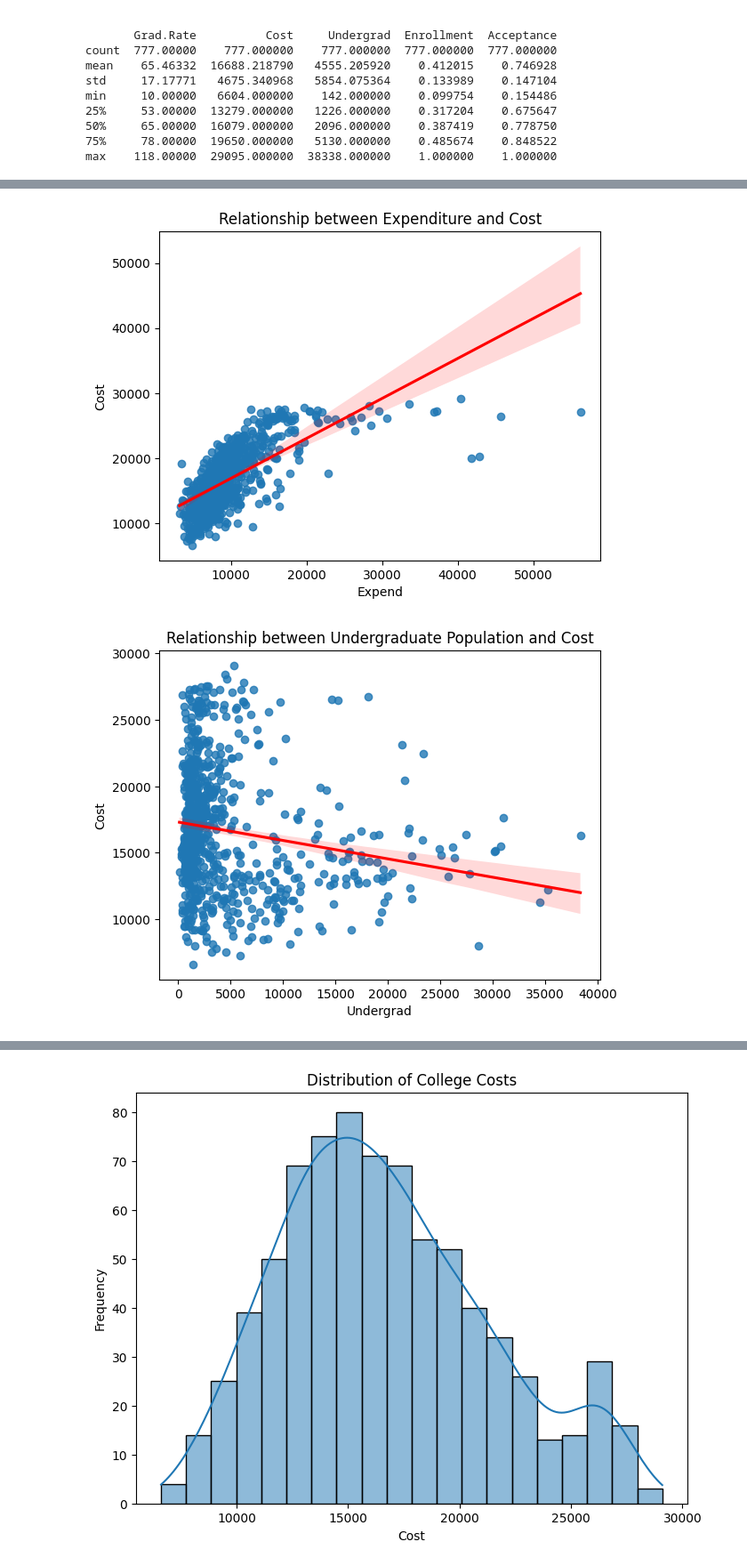
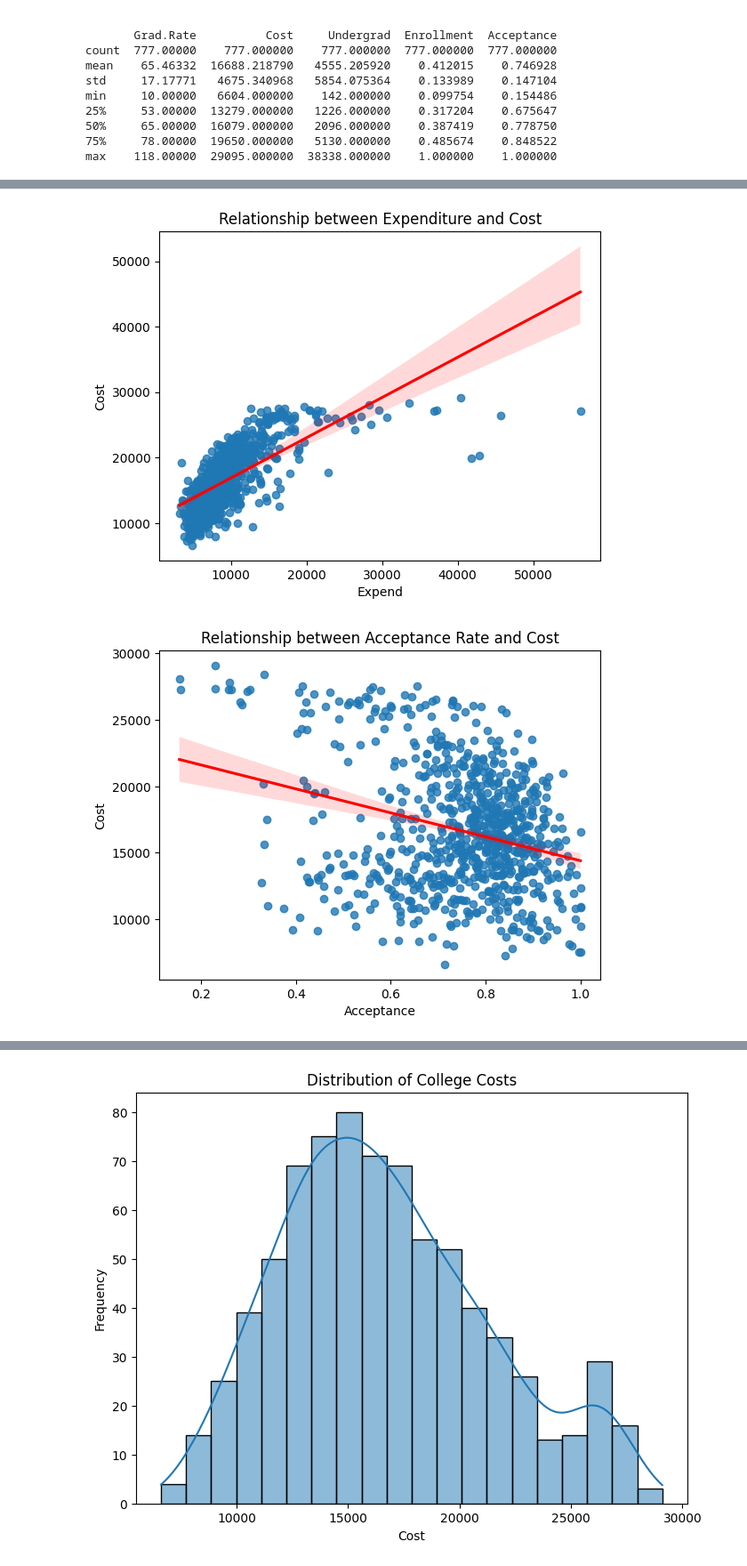
Before and after one commit to erenacid/dtsc-1302-group-17, a Jupyter notebook: DTSC1302.ipynb, the cells around one changed output, grey strips where cells are left out. Shown at 89% size. Saved outputs shown, nothing was run; the diff lists cells and outputs as text; code cells hidden in the pictures.

```diff
--- a/DTSC1302.ipynb
+++ b/DTSC1302.ipynb
@@ -165,18 +164,13 @@ strong multicollinearity or other numerical problems.
 # %%
 # Scatter plot for 'Expend' vs. 'Cost'
 sns.regplot(x='Expend', y='Cost', data=df, line_kws={"color": "red"})
 plt.title("Relationship between Expenditure and Cost")
 plt.show()
 
-# Scatter plot for 'Undergrad' vs. 'Cost'
-sns.regplot(x='Undergrad', y='Cost', data=df, line_kws={"color": "red"})
-plt.title("Relationship between Undergraduate Population and Cost")
-plt.show()
-
 # Scatter plot for 'Acceptance' vs. 'Cost'
 sns.regplot(x='Acceptance', y='Cost', data=df, line_kws={"color": "red"})
 plt.title("Relationship between Acceptance Rate and Cost")
 plt.show()
 # %% [output]
 [figure]
-[figure, old version]
+[figure, new version]
```
Also changed, not shown: parts of 4 cells of this notebook.
